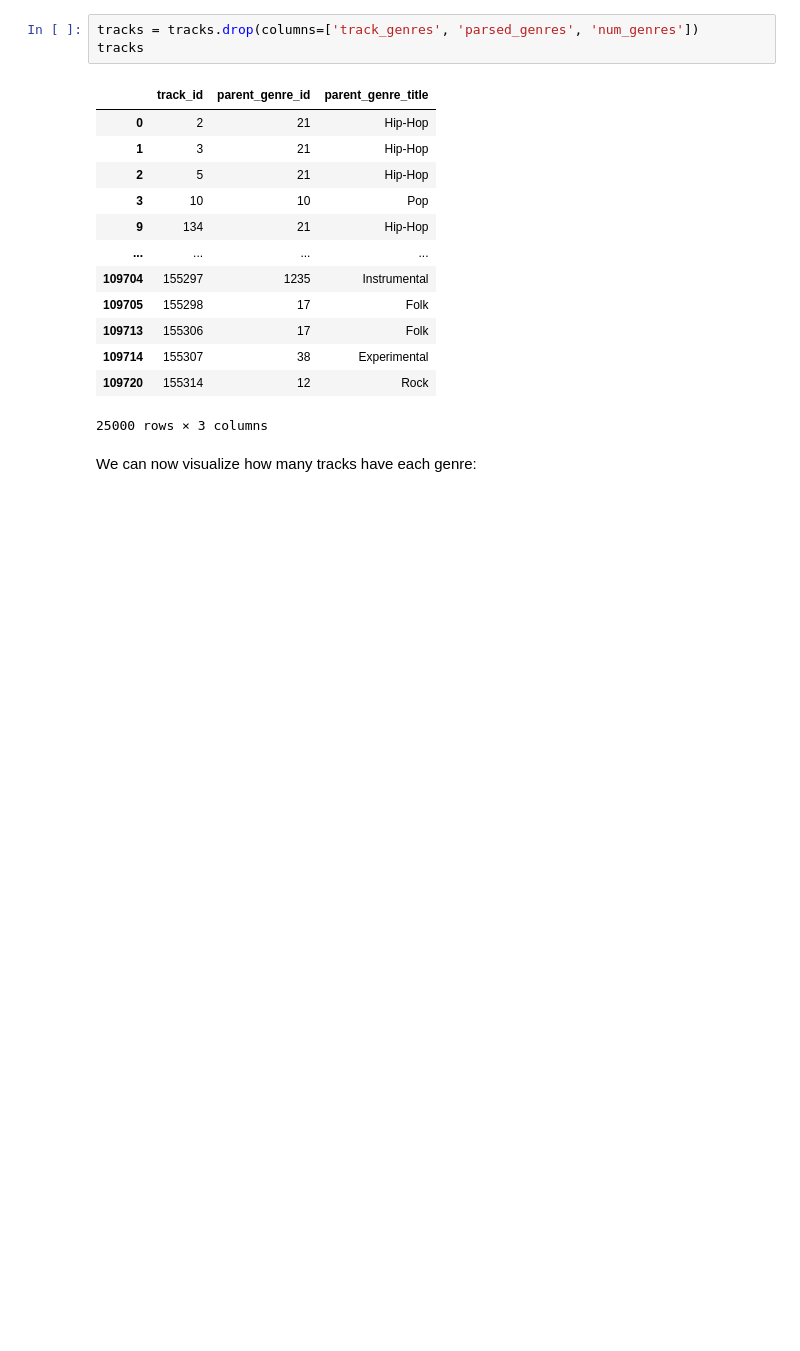
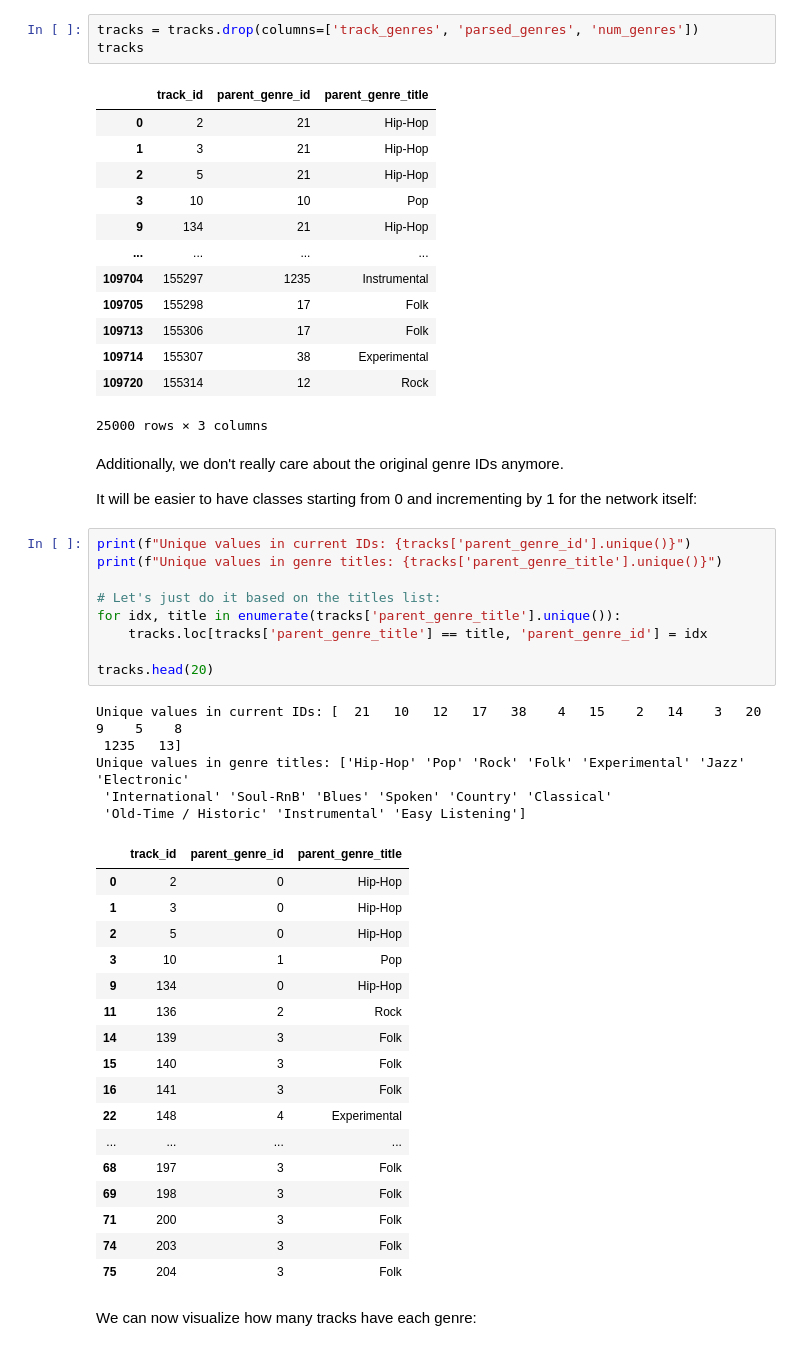
Before and after one commit to peterlecavalier/genre_classifier, a Jupyter notebook: genres_processing.ipynb, the cells around one changed output. Saved outputs shown, nothing was run; the diff lists cells and outputs as text; blank space fills up the shorter version.

```diff
--- a/genres_processing.ipynb
+++ b/genres_processing.ipynb
@@ -187,6 +187,42 @@ tracks
 | 109714 | 155307 | 38 | Experimental |
 | 109720 | 155314 | 12 | Rock |
 25000 rows × 3 columns
+# %% [markdown]
+Additionally, we don't really care about the original genre IDs anymore.
+
+It will be easier to have classes starting from 0 and incrementing by 1 for the network itself:
+# %%
+print(f"Unique values in current IDs: {tracks['parent_genre_id'].unique()}")
+print(f"Unique values in genre titles: {tracks['parent_genre_title'].unique()}")
+
+# Let's just do it based on the titles list:
+for idx, title in enumerate(tracks['parent_genre_title'].unique()):
+    tracks.loc[tracks['parent_genre_title'] == title, 'parent_genre_id'] = idx
+
+tracks.head(20)
+# %% [output]
+Unique values in current IDs: [  21   10   12   17   38    4   15    2   14    3   20    9    5    8
+ 1235   13]
+Unique values in genre titles: ['Hip-Hop' 'Pop' 'Rock' 'Folk' 'Experimental' 'Jazz' 'Electronic'
+ 'International' 'Soul-RnB' 'Blues' 'Spoken' 'Country' 'Classical'
+ 'Old-Time / Historic' 'Instrumental' 'Easy Listening']
+|  | track_id | parent_genre_id | parent_genre_title |
+| 0 | 2 | 0 | Hip-Hop |
+| 1 | 3 | 0 | Hip-Hop |
+| 2 | 5 | 0 | Hip-Hop |
+| 3 | 10 | 1 | Pop |
+| 9 | 134 | 0 | Hip-Hop |
+| 11 | 136 | 2 | Rock |
+| 14 | 139 | 3 | Folk |
+| 15 | 140 | 3 | Folk |
+| 16 | 141 | 3 | Folk |
+| 22 | 148 | 4 | Experimental |
+| ... | ... | ... | ... |
+| 68 | 197 | 3 | Folk |
+| 69 | 198 | 3 | Folk |
+| 71 | 200 | 3 | Folk |
+| 74 | 203 | 3 | Folk |
+| 75 | 204 | 3 | Folk |
 # %% [markdown]
 We can now visualize how many tracks have each genre:
 # %%
```
Also changed, not shown: parts of 3 cells of this notebook, 1 other file.
